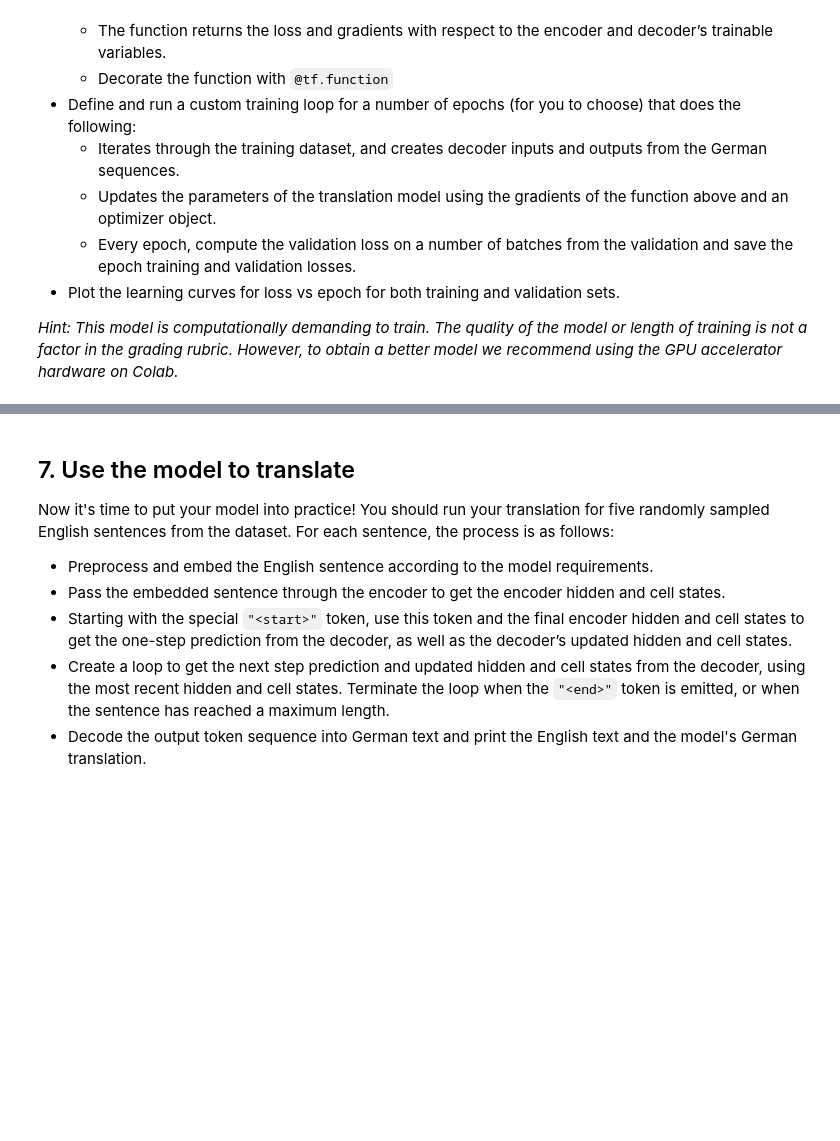
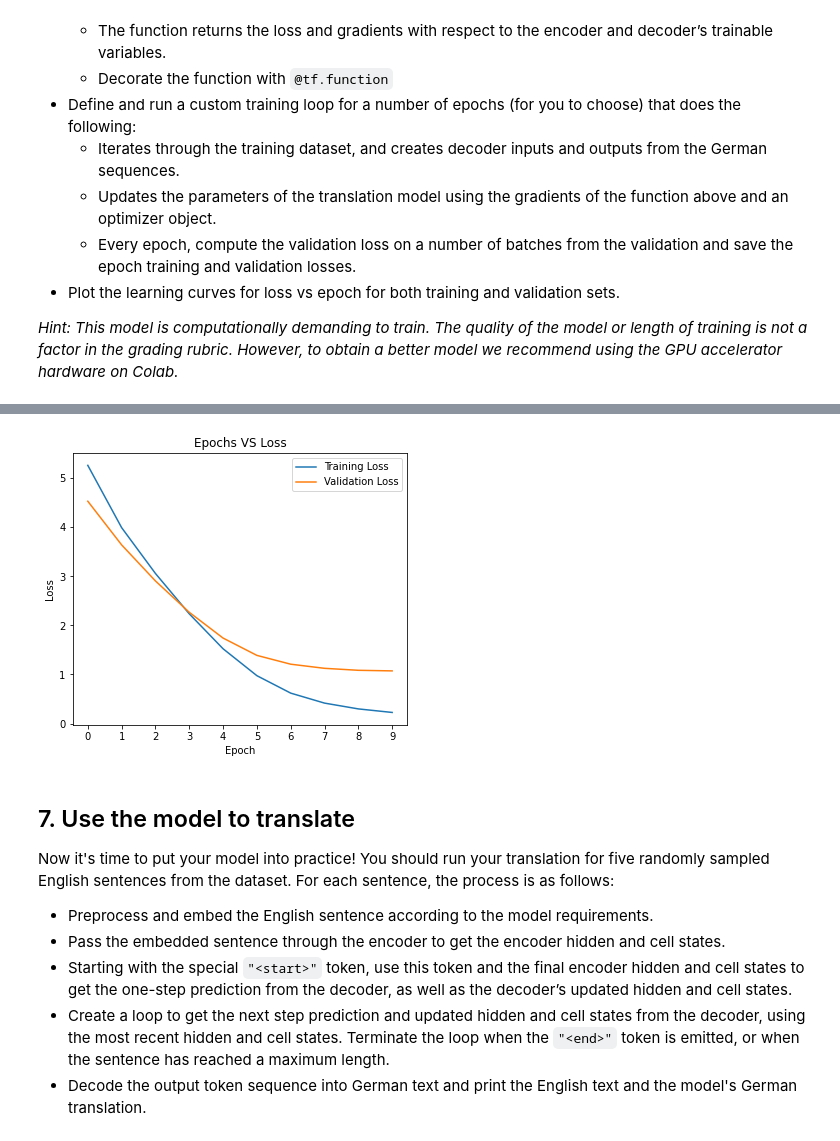
Before and after one commit to ahmed-gharib89/TensorFlow_2_for_Deep_Learning, a Jupyter notebook: Customising your models with TensorFlow 2/week5/Neural_translation_model(Capstone_Project).ipynb, the cells around one changed output, grey strips where cells are left out. Cells and saved outputs as stored; diff of their text form; code cells hidden in the pictures; blank space fills up the shorter version.

Commit message:
Make a custom training loop

```diff
--- a/Customising your models with TensorFlow 2/week5/Neural_translation_model(Capstone_Project).ipynb
+++ b/Customising your models with TensorFlow 2/week5/Neural_translation_model(Capstone_Project).ipynb
@@ -433,9 +434,9 @@ max_de_index
 # %% [output]
 5743
 # %%
-class Decoder_Model(Model):
+class get_decoder_model(Model):
     def __init__(self, **kwargs):
-        super(Decoder_Model, self).__init__(**kwargs)
+        super(get_decoder_model, self).__init__(**kwargs)
         self.embedding = Embedding(max_de_index+1, 128, mask_zero=True)
         self.lstm = LSTM(512, return_sequences=True, return_state=True)
         self.dense = Dense(max_de_index+1)
@@ -446,7 +447,7 @@ class Decoder_Model(Model):
         x = self.dense(x)
 
         return x, h, c
-decoder = Decoder_Model()
+decoder = get_decoder_model()
 # %%
 # Using the Dataset .take(1) method, extract a batch of English and German data examples from the training Dataset.
 # Test the decoder model by first calling the encoder model on the English data Tensor to get the hidden and cell states,
@@ -498,3 +499,25 @@ You should now write a custom training loop to train your custom neural translat
 * Plot the learning curves for loss vs epoch for both training and validation sets.
 
 _Hint: This model is computationally demanding to train. The quality of the model or length of training is not a factor in the grading rubric. However, to obtain a better model we recommend using the GPU accelerator hardware on Colab._
+# %%
+# Define a function that takes a Tensor batch of German data (as extracted from the training Dataset),
+# and returns a tuple containing German inputs and outputs for the decoder model (refer to schematic diagram above).
+
+def german_in_and_out(german_batch):
+    inputs = german_batch[:, :-1]
+    outputs = german_batch[:, 1:]
+    return inputs, outputs
+# %%
+# Define a function that computes the forward and backward pass for your translation model.
+# This function should take an English input, German input and German output as arguments.
+
+@tf.function
+def grad(encoder, decoder, english, german_input, german_output, loss_obj):
+
+    with tf.GradientTape() as tape:
+        hidden_state, cell_state = encoder(english)
+        output, _, _ = decoder(german_input, hidden_state, cell_state)
+        loss_value = loss_obj(german_output, output)
+        encoder_grads, decoder_grads = tape.gradient(loss_value, [encoder.trainable_variables , decoder.trainable_variables])
+
+    return loss_value, encoder_grads, decoder_grads
@@ -500,0 +557,5 @@ _Hint: This model is computationally demanding to train. The quality of the mode
+# %%
+input_shape = (13, 128)
+encoder = get_encoder_model(input_shape)
+decoder = get_decoder_model()
+encoder, decoder, losses = training_loop(encoder, decoder, train_dataset, val_dataset)
@@ -501,3 +576,16 @@ _Hint: This model is computationally demanding to train. The quality of the mode
+# %%
+epochs = np.arange(len(losses[0]))
+plt.figure(figsize=(6,5))
+plt.plot(losses[0], label='Training Loss')
+plt.plot(losses[1], label='Validation Loss')
+plt.xlabel('Epoch')
+plt.ylabel('Loss')
+plt.title('Epochs VS Loss')
+plt.xticks(epochs)
+plt.legend()
+plt.show()
+# %% [output]
+[figure, added]
 # %% [markdown]
 ## 7. Use the model to translate
 Now it's time to put your model into practice! You should run your translation for five randomly sampled English sentences from the dataset. For each sentence, the process is as follows:
```
Also changed, not shown: parts of 8 cells of this notebook.
